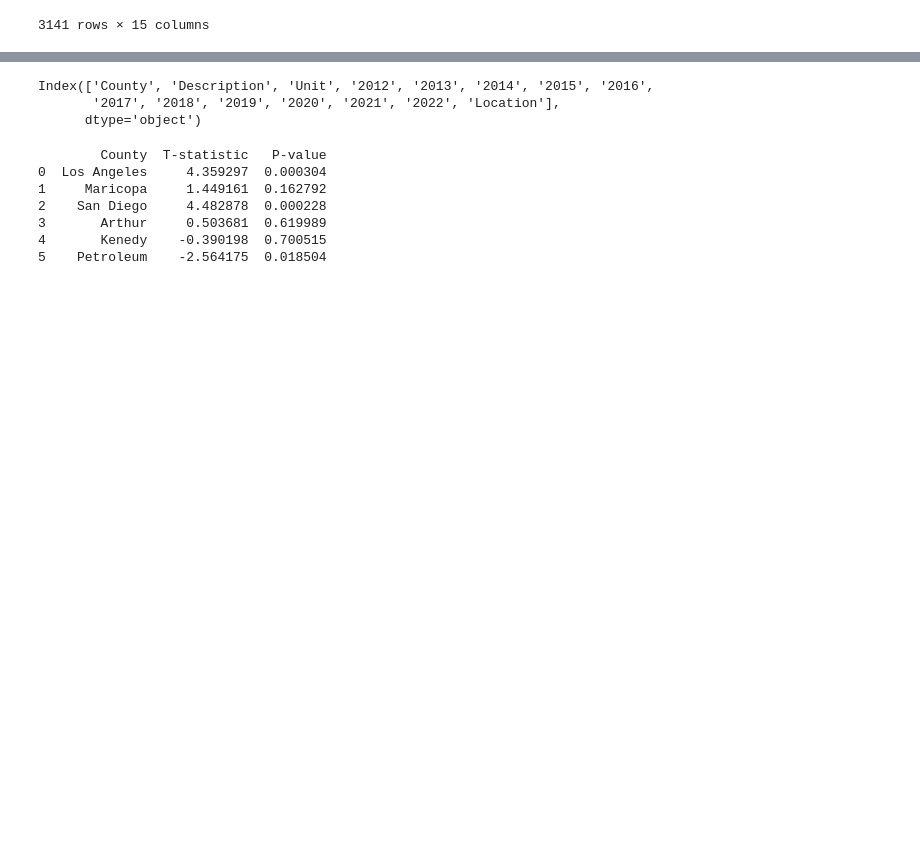
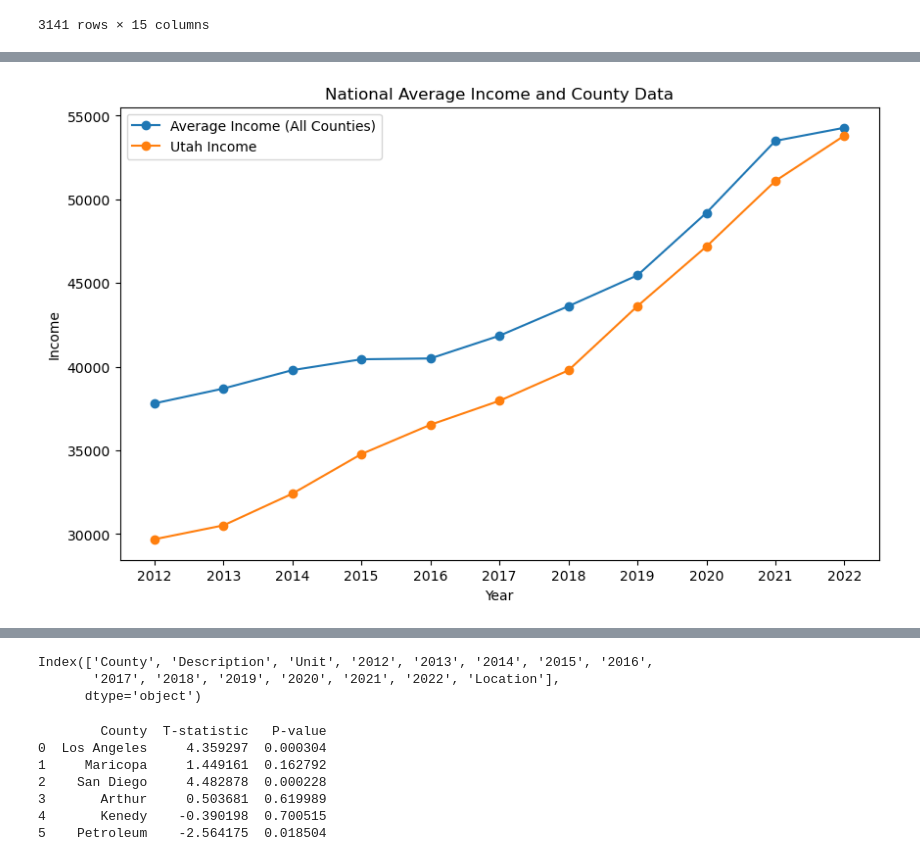
Before and after one commit to Tylerwilliams3644/Bootcamp-Project-1, a Jupyter notebook: County_Breakdown.ipynb, the cells around one changed output, grey strips where cells are left out. Drawn from its saved outputs; the diff is of its cells as text; code cells hidden in the pictures; blank space fills up the shorter version.

```diff
--- a/County_Breakdown.ipynb
+++ b/County_Breakdown.ipynb
@@ -216,0 +220,33 @@ plt.show()
+# %%
+import pandas as pd
+import matplotlib.pyplot as plt
+
+df = pd.DataFrame(year2)
+
+df = df.set_index("County")
+
+numeric_columns = ["2012", "2013", "2014", "2015", "2016", "2017", "2018", "2019", "2020", "2021", "2022"]
+df[numeric_columns] = df[numeric_columns].apply(pd.to_numeric, errors='coerce')
+
+county_to_compare = "Utah"
+row_to_compare = df.loc[county_to_compare, numeric_columns]
+
+one_county_df = pd.DataFrame({'Year': row_to_compare.index, 'Income': row_to_compare.values}).reset_index(drop=True)
+
+average_income_all_counties = df[numeric_columns].mean(axis=0)
+
+plt.figure(figsize=(10, 6))
+plt.plot(average_income_all_counties, label='Average Income (All Counties)', marker='o')
+
+plt.plot(one_county_df['Year'], one_county_df['Income'], label=f'{county_to_compare} Income', marker='o')
+
+plt.title('National Average Income and County Data')
+plt.xlabel('Year')
+plt.ylabel('Income')
+plt.legend()
+
+plt.savefig("C:/Users/jenna/Project1/Images/Utah_County.png")
+
+plt.show()
+# %% [output]
+[figure, added]
```
Also changed, not shown: parts of 7 cells of this notebook, 8 other files.
